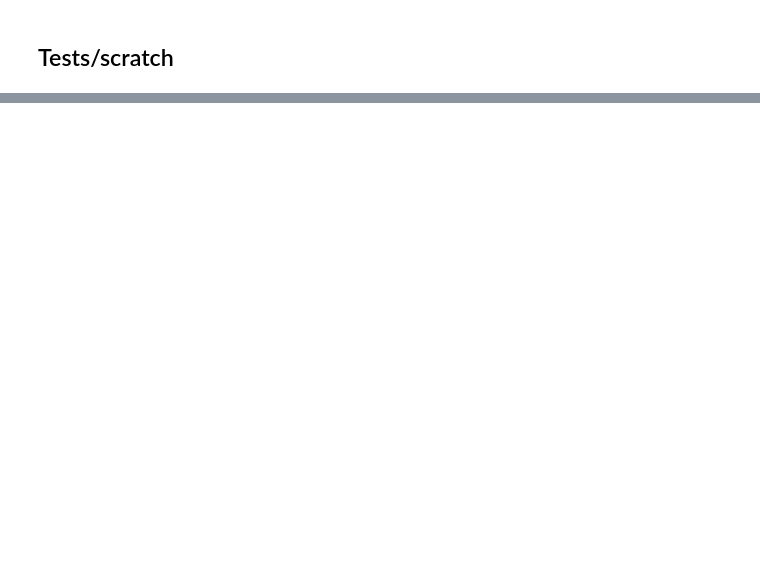
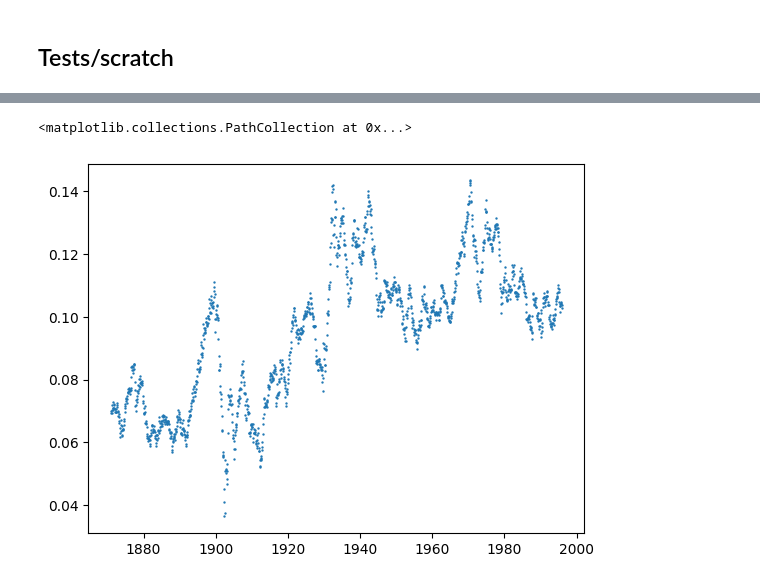
Before and after one commit to ChristianMBoyd/strategies, a Jupyter notebook: analyses/historical_sp500.ipynb, the cells around one changed output, grey strips where cells are left out. Saved outputs shown, nothing was run; the diff lists cells and outputs as text; code cells hidden in the pictures; blank space fills up the shorter version.

Commit message:
wip/testing plots

```diff
--- a/analyses/historical_sp500.ipynb
+++ b/analyses/historical_sp500.ipynb
@@ -220,0 +212,23 @@ without 0.08142812864163207
+# %%
+def to_datetime(date: np.float64) -> datetime:
+    """
+    Convert values in the 'Date' column of the Shiller data into datetime.datetime format.
+    """
+    return datetime(to_year(date), to_month(date), 1)  # Assume 1st of month
+
+def to_year(date: np.float64) -> int:
+    """
+    Extract the year from 'Date' column values in the Shiller data.
+    """
+    return int(date)
+
+def to_month(date: np.float64) -> int:
+    """
+    Extract the month, [1,12], from 'Date' column values in the Shiller data.
+    """
+    month = (date - int(date)) / .0099  # Handle floating point rounding
+    return int(month)
+# %%
+historical_dates = df[df['Date'] < 1996]['Date']
+historical_cagr = historical_dates.apply(lambda row: cagr(row, row + 30))
+historical_cagr
@@ -220,0 +248,6 @@ without 0.08142812864163207
+# %%
+historical_datetimes = historical_dates.apply(lambda row: to_datetime(row))
+pyplot.scatter(x=historical_datetimes.to_list(), y=historical_cagr.to_list(), s=0.5)
+# %% [output]
+<matplotlib.collections.PathCollection at 0x...>
+[figure, added]
```
Also changed, not shown: parts of 7 cells of this notebook.
